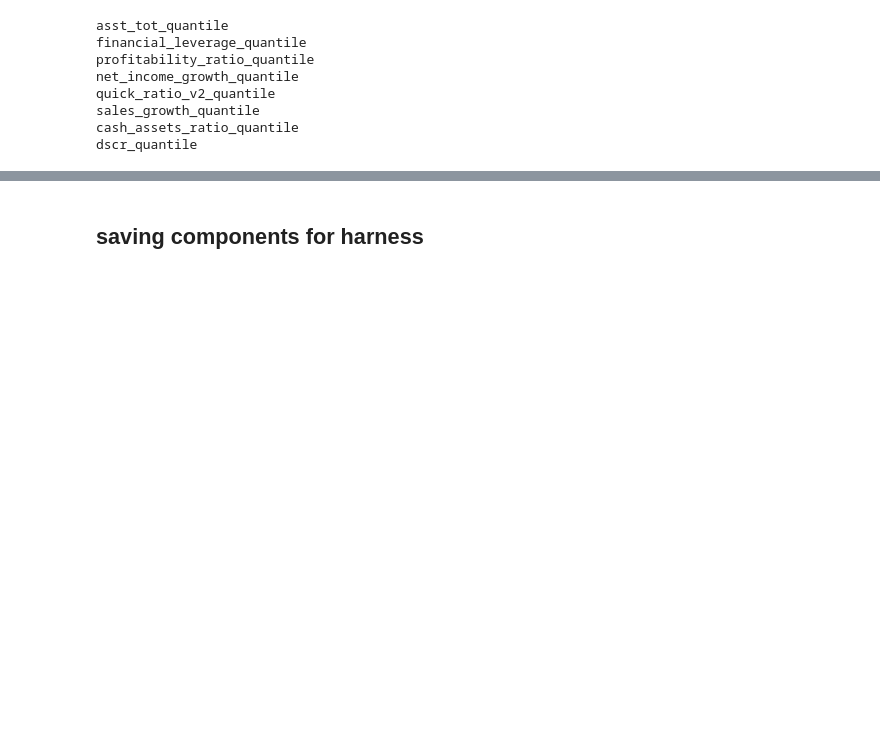
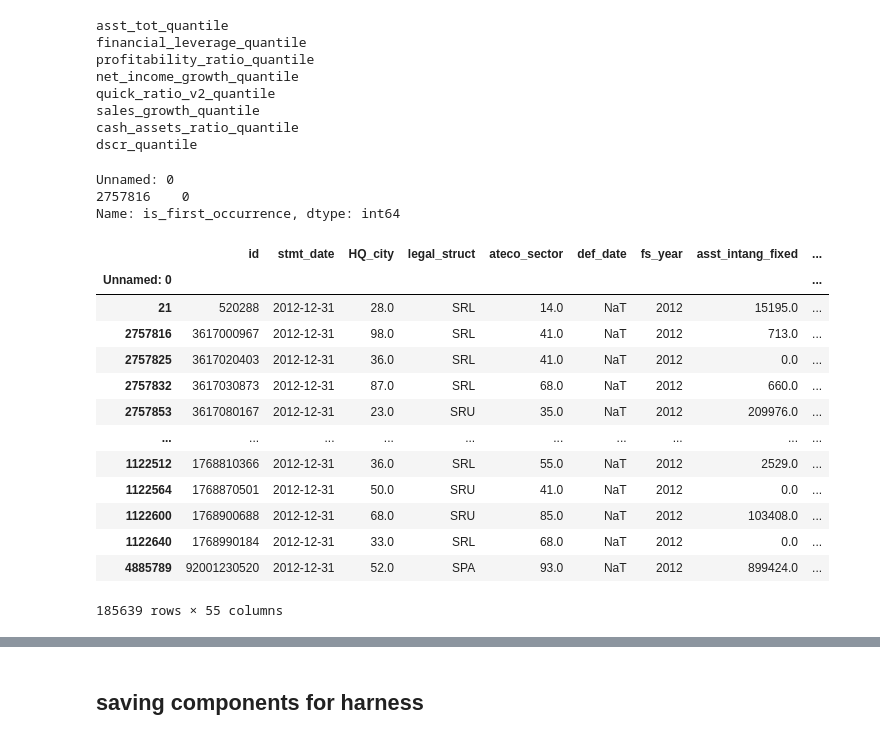
Before and after one commit to Juanroalvarado/ml-finance-credit-default, a Jupyter notebook: final_harness/train_final_model.ipynb, the cells around one changed output, grey strips where cells are left out. Saved outputs shown, nothing was run; the diff lists cells and outputs as text; code cells hidden in the pictures; blank space fills up the shorter version.

```diff
--- a/final_harness/train_final_model.ipynb
+++ b/final_harness/train_final_model.ipynb
@@ -19,6 +19,6 @@ from sklearn.calibration import CalibratedClassifierCV
 
 from IPython.display import clear_output, display
 # %%
-train_df = pd.read_csv('train_for_2012.csv')
+train_df = pd.read_csv('train_for_2012.csv',index_col=0)
 train_df.shape
 # %% [output]
@@ -26,4 +26,4 @@ train_df.shape
 # %%
-test_df = pd.read_csv('test_for_2012.csv')
+test_df = pd.read_csv('test_for_2012.csv',index_col=0)
 test_df.shape
 # %% [output]
@@ -174,6 +196,34 @@ quick_ratio_v2_quantile
 sales_growth_quantile
 cash_assets_ratio_quantile
 dscr_quantile
+# %%
+concat_df = pd.concat([test_df, train_df]).sort_values(by=['id', 'stmt_date'])
+# %%
+
+concat_df['is_first_occurrence'] = (concat_df['id'] != concat_df['id'].shift()).astype(int)
+# %%
+concat_df['is_first_occurrence'].loc[[2757816]]
+# %% [output]
+Unnamed: 0
+2757816    0
+Name: is_first_occurrence, dtype: int64
+# %%
+test_df.join(concat_df[['is_first_occurrence']], how='left')
+# %% [output]
+|  | id | stmt_date | HQ_city | legal_struct | ateco_sector | def_date | fs_year | asst_intang_fixed | ... |
+| Unnamed: 0 |  |  |  |  |  |  |  |  | ... |
+| 21 | 520288 | 2012-12-31 | 28.0 | SRL | 14.0 | NaT | 2012 | 15195.0 | ... |
+| 2757816 | 3617000967 | 2012-12-31 | 98.0 | SRL | 41.0 | NaT | 2012 | 713.0 | ... |
+| 2757825 | 3617020403 | 2012-12-31 | 36.0 | SRL | 41.0 | NaT | 2012 | 0.0 | ... |
+| 2757832 | 3617030873 | 2012-12-31 | 87.0 | SRL | 68.0 | NaT | 2012 | 660.0 | ... |
+| 2757853 | 3617080167 | 2012-12-31 | 23.0 | SRU | 35.0 | NaT | 2012 | 209976.0 | ... |
+| ... | ... | ... | ... | ... | ... | ... | ... | ... | ... |
+| 1122512 | 1768810366 | 2012-12-31 | 36.0 | SRL | 55.0 | NaT | 2012 | 2529.0 | ... |
+| 1122564 | 1768870501 | 2012-12-31 | 50.0 | SRU | 41.0 | NaT | 2012 | 0.0 | ... |
+| 1122600 | 1768900688 | 2012-12-31 | 68.0 | SRU | 85.0 | NaT | 2012 | 103408.0 | ... |
+| 1122640 | 1768990184 | 2012-12-31 | 33.0 | SRL | 68.0 | NaT | 2012 | 0.0 | ... |
+| 4885789 | 92001230520 | 2012-12-31 | 52.0 | SPA | 93.0 | NaT | 2012 | 899424.0 | ... |
+185639 rows × 55 columns
 # %%
 test_data_proc.head()
 # %% [output]
```
Also changed, not shown: parts of 28 cells of this notebook, 1 other file.
